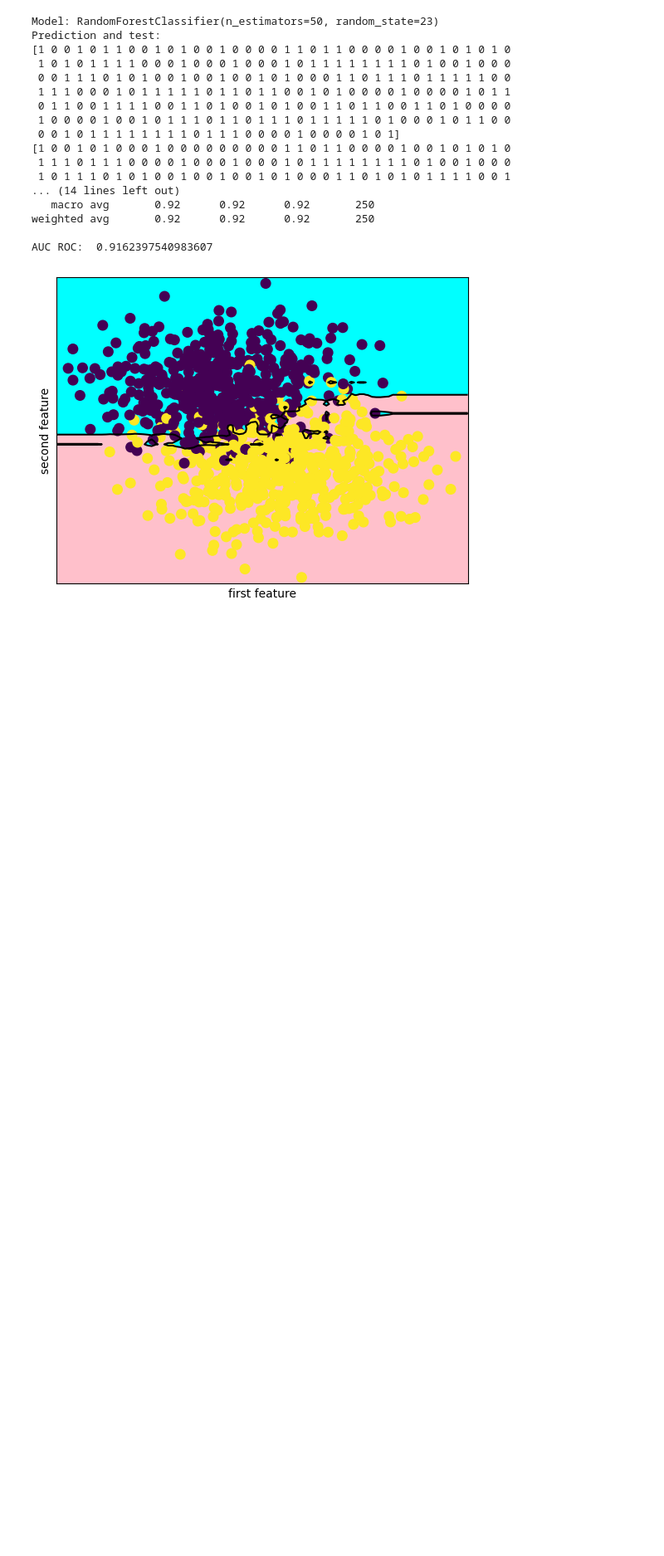
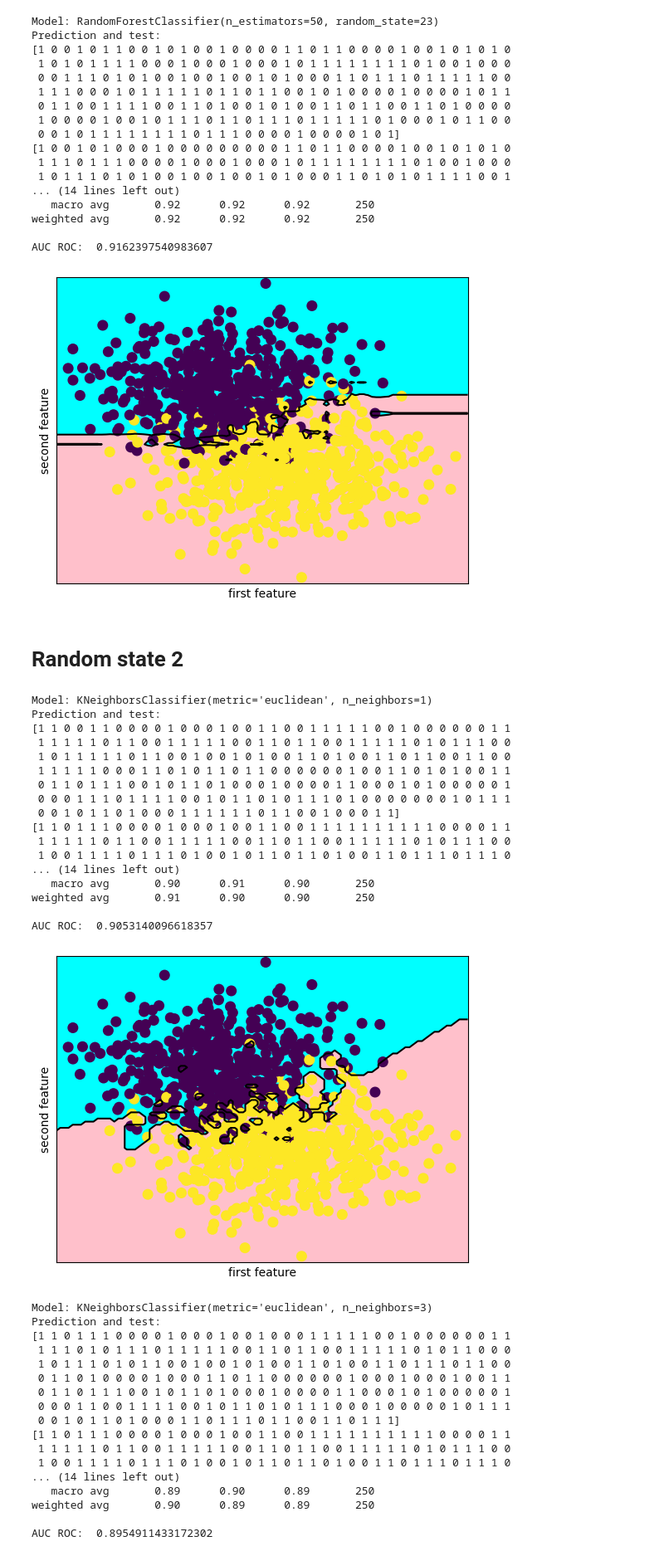
Before and after one commit to EngoyanSY/text_analysis, a Jupyter notebook: LR1/lr1.ipynb, the cells around one changed output. Shown at 83% size. Drawn from its saved outputs; the diff is of its cells as text; code cells hidden in the pictures; blank space fills up the shorter version.

```diff
--- a/LR1/lr1.ipynb
+++ b/LR1/lr1.ipynb
@@ -276,3 +277,83 @@ weighted avg       0.92      0.92      0.92       250
 
 AUC ROC:  0.9162397540983607
 [figure]
+# %% [markdown]
+<h1>Random state 2</h1>
+# %%
+X_train, X_test, y_train, y_test = train_test_split(X, y, test_size = 0.25, random_state = 32)
+
+knn_1 = KNeighborsClassifier(n_neighbors=1, metric = 'euclidean')
+knn_3 = KNeighborsClassifier(n_neighbors=3, metric = 'euclidean')
+knn_9 = KNeighborsClassifier(n_neighbors=9, metric = 'euclidean')
+
+NB = GaussianNB()
+
+RForest_5 = RandomForestClassifier(n_estimators=5, random_state=23)
+RForest_15 = RandomForestClassifier(n_estimators=15, random_state=23)
+RForest_50 = RandomForestClassifier(n_estimators=50, random_state=23)
+
+knn_1.fit(X_train, y_train)
+knn_3.fit(X_train, y_train)
+knn_9.fit(X_train, y_train)
+NB.fit(X_train, y_train)
+RForest_5.fit(X_train, y_train)
+RForest_15.fit(X_train, y_train)
+RForest_50.fit(X_train, y_train)
+
+models = [knn_1, knn_3, knn_9, NB, RForest_5, RForest_15, RForest_50]
+
+for model in models:
+    print('Model:',model)
+    prediction = model.predict(X_test)
+
+    print ('Prediction and test: ')
+    print (prediction)
+    print (y_test)
+    print ('Confusion matrix: ')
+    print (confusion_matrix(y_test, prediction))
+    print ('Accuracy score: ', accuracy_score(prediction, y_test))
+    print(classification_report(y_test, prediction))
+    print('AUC ROC: ',roc_auc_score(y_test, prediction))
+
+
+    plt.xlabel("first feature")
+    plt.ylabel("second feature")
+    plot_2d_separator(model, X, fill=True)
+    plt.scatter(X[:, 0], X[:, 1], c=y, s=70)
+    plt.show()
+# %% [output]
+Model: KNeighborsClassifier(metric='euclidean', n_neighbors=1)
+Prediction and test:
+[1 1 0 0 1 1 0 0 0 0 1 0 0 0 1 0 0 1 1 0 0 1 1 1 1 1 0 0 1 0 0 0 0 0 0 1 1
+ 1 1 1 1 1 0 1 1 0 0 1 1 1 1 1 0 0 1 1 0 1 1 0 0 1 1 1 1 1 0 1 0 1 1 1 0 0
+ 1 0 1 1 1 1 1 0 1 1 0 0 1 0 0 1 0 1 0 0 1 1 0 1 0 0 1 1 0 1 1 0 0 1 1 0 0
+ 1 1 1 1 1 0 0 0 1 1 0 1 0 1 1 0 1 1 0 0 0 0 0 0 1 0 0 1 1 0 1 0 1 0 0 1 1
+ 0 1 1 0 1 1 1 0 0 1 0 1 1 0 1 0 0 0 1 0 0 0 0 1 1 0 0 0 1 0 1 0 0 0 0 0 1
+ 0 0 0 1 1 1 0 1 1 1 1 0 0 1 0 1 1 0 1 0 1 1 1 0 1 0 0 0 0 0 0 0 1 0 1 1 1
+ 0 0 1 0 1 1 0 1 0 0 0 1 1 1 1 1 1 0 1 1 0 0 1 0 0 0 1 1]
+[1 1 0 1 1 1 0 0 0 0 1 0 0 0 1 0 0 1 1 0 0 1 1 1 1 1 1 1 1 1 1 0 0 0 0 1 1
+ 1 1 1 1 1 0 1 1 0 0 1 1 1 1 1 0 0 1 1 0 1 1 0 0 1 1 1 1 1 0 1 0 1 1 1 0 0
+ 1 0 0 1 1 1 1 0 1 1 1 0 1 0 0 1 0 1 1 0 1 1 0 1 0 0 1 1 0 1 1 1 0 1 1 1 0
+... (14 lines left out)
+   macro avg       0.90      0.91      0.90       250
+weighted avg       0.91      0.90      0.90       250
+
+AUC ROC:  0.9053140096618357
+[figure, added]
+Model: KNeighborsClassifier(metric='euclidean', n_neighbors=3)
+Prediction and test:
+[1 1 0 1 1 1 0 0 0 0 1 0 0 0 1 0 0 1 0 0 0 1 1 1 1 1 0 0 1 0 0 0 0 0 0 1 1
+ 1 1 1 0 1 0 1 1 1 0 1 1 1 1 1 0 0 1 1 0 1 1 0 0 1 1 1 1 1 0 1 0 1 1 0 0 0
+ 1 0 1 1 1 0 1 0 1 1 0 0 1 0 0 1 0 1 0 0 1 1 0 1 0 0 1 1 0 1 1 1 0 1 1 0 0
+ 0 1 1 0 1 0 0 0 0 1 0 0 0 1 1 0 1 1 0 0 0 0 0 0 1 0 0 0 1 0 0 0 1 0 0 1 1
+ 0 1 1 0 1 1 1 0 0 1 0 1 1 0 1 0 0 0 1 0 0 0 0 1 1 0 0 0 1 0 1 0 0 0 0 0 1
+ 0 0 0 1 1 0 0 1 1 1 1 0 0 1 0 1 1 0 1 0 1 1 1 0 0 0 1 0 0 0 0 0 1 0 1 1 1
+ 0 0 1 0 1 1 0 1 0 0 0 1 1 0 1 1 1 0 1 1 0 0 1 1 0 1 1 1]
+[1 1 0 1 1 1 0 0 0 0 1 0 0 0 1 0 0 1 1 0 0 1 1 1 1 1 1 1 1 1 1 0 0 0 0 1 1
+ 1 1 1 1 1 0 1 1 0 0 1 1 1 1 1 0 0 1 1 0 1 1 0 0 1 1 1 1 1 0 1 0 1 1 1 0 0
+ 1 0 0 1 1 1 1 0 1 1 1 0 1 0 0 1 0 1 1 0 1 1 0 1 0 0 1 1 0 1 1 1 0 1 1 1 0
+... (14 lines left out)
+   macro avg       0.89      0.90      0.89       250
+weighted avg       0.90      0.89      0.89       250
+
+AUC ROC:  0.8954911433172302
```
Also changed, not shown: parts of 8 cells of this notebook, 1 other file.
